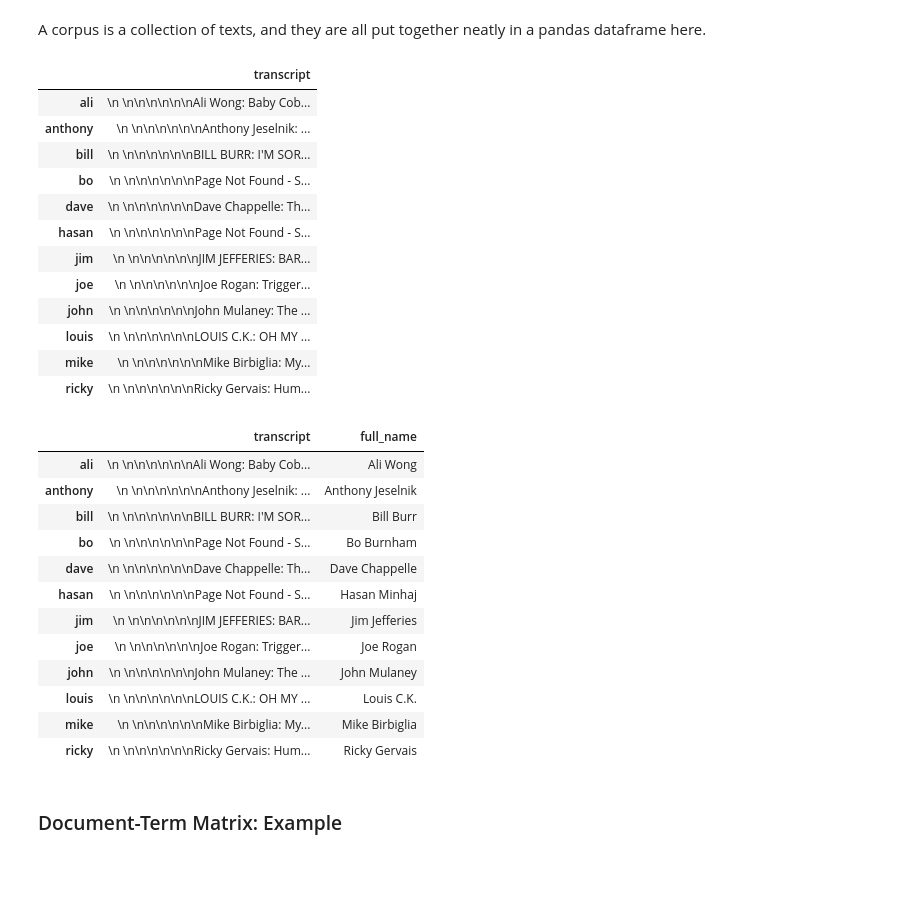
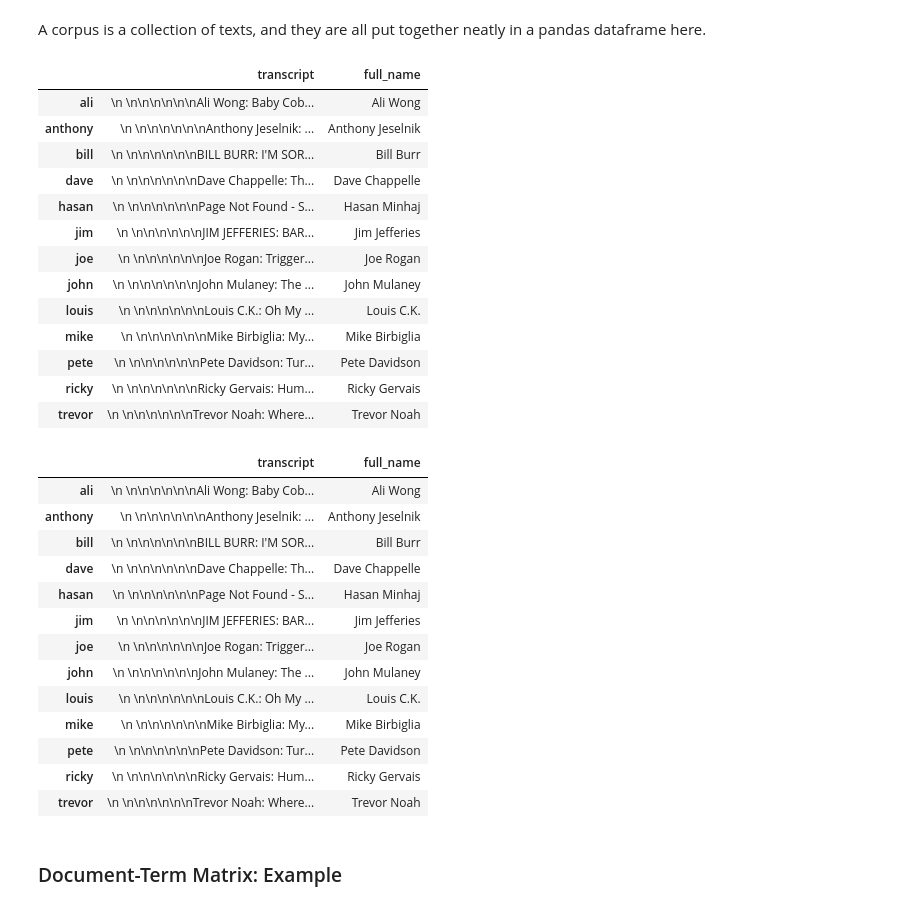
Before and after one commit to IqmanS/Data-Science-Assignments, a Jupyter notebook: NLP_in_Python_2.ipynb, the cells around one changed output. Saved outputs shown, nothing was run; the diff lists cells and outputs as text; code cells hidden in the pictures; blank space fills up the shorter version.

```diff
--- a/NLP_in_Python_2.ipynb
+++ b/NLP_in_Python_2.ipynb
@@ -56,7 +56,6 @@ def url_to_transcript(url):
 urls = ['http://scrapsfromtheloft.com/2017/05/06/louis-ck-oh-my-god-full-transcript/',
         'http://scrapsfromtheloft.com/2017/04/11/dave-chappelle-age-spin-2017-full-transcript/',
         'http://scrapsfromtheloft.com/2018/03/15/ricky-gervais-humanity-transcript/',
-        'http://scrapsfromtheloft.com/2017/08/07/bo-burnham-2013-full-transcript/',
         'http://scrapsfromtheloft.com/2017/05/24/bill-burr-im-sorry-feel-way-2014-full-transcript/',
         'http://scrapsfromtheloft.com/2017/04/21/jim-jefferies-bare-2014-full-transcript/',
         'http://scrapsfromtheloft.com/2017/08/02/john-mulaney-comeback-kid-2015-full-transcript/',
@@ -64,10 +63,14 @@ urls = ['http://scrapsfromtheloft.com/2017/05/06/louis-ck-oh-my-god-full-transcr
         'http://scrapsfromtheloft.com/2017/09/19/ali-wong-baby-cobra-2016-full-transcript/',
         'http://scrapsfromtheloft.com/2017/08/03/anthony-jeselnik-thoughts-prayers-2015-full-transcript/',
         'http://scrapsfromtheloft.com/2018/03/03/mike-birbiglia-my-girlfriends-boyfriend-2013-full-transcript/',
-        'http://scrapsfromtheloft.com/2017/08/19/joe-rogan-triggered-2016-full-transcript/']
+        'http://scrapsfromtheloft.com/2017/08/19/joe-rogan-triggered-2016-full-transcript/',
+
+        'https://scrapsfromtheloft.com/comedy/pete-davidson-turbo-fonzarelli-transcript/',
+        'https://scrapsfromtheloft.com/comedy/trevor-noah-where-was-i-transcript/'
+        ]
 
 # Comedian names
-comedians = ['louis', 'dave', 'ricky', 'bo', 'bill', 'jim', 'john', 'hasan', 'ali', 'anthony', 'mike', 'joe']
+comedians = ['louis', 'dave', 'ricky', 'bill', 'jim', 'john', 'hasan', 'ali', 'anthony', 'mike', 'joe','pete','trevor']
 # %%
 # # Actually request transcripts (takes a few minutes to run)
 transcripts = [url_to_transcript(u) for u in urls]
@@ -256,40 +261,42 @@ A corpus is a collection of texts, and they are all put together neatly in a pan
 # Let's take a look at our dataframe
 data_df
 # %% [output]
-|  | transcript |
-| ali | \n \n\n\n\n\n\nAli Wong: Baby Cob... |
-| anthony | \n \n\n\n\n\n\nAnthony Jeselnik: ... |
-| bill | \n \n\n\n\n\n\nBILL BURR: I'M SOR... |
-| bo | \n \n\n\n\n\n\nPage Not Found - S... |
-| dave | \n \n\n\n\n\n\nDave Chappelle: Th... |
-| hasan | \n \n\n\n\n\n\nPage Not Found - S... |
-| jim | \n \n\n\n\n\n\nJIM JEFFERIES: BAR... |
-| joe | \n \n\n\n\n\n\nJoe Rogan: Trigger... |
-| john | \n \n\n\n\n\n\nJohn Mulaney: The ... |
-| louis | \n \n\n\n\n\n\nLOUIS C.K.: OH MY ... |
-| mike | \n \n\n\n\n\n\nMike Birbiglia: My... |
-| ricky | \n \n\n\n\n\n\nRicky Gervais: Hum... |
+|  | transcript | full_name |
+| ali | \n \n\n\n\n\n\nAli Wong: Baby Cob... | Ali Wong |
+| anthony | \n \n\n\n\n\n\nAnthony Jeselnik: ... | Anthony Jeselnik |
+| bill | \n \n\n\n\n\n\nBILL BURR: I'M SOR... | Bill Burr |
+| dave | \n \n\n\n\n\n\nDave Chappelle: Th... | Dave Chappelle |
+| hasan | \n \n\n\n\n\n\nPage Not Found - S... | Hasan Minhaj |
+| jim | \n \n\n\n\n\n\nJIM JEFFERIES: BAR... | Jim Jefferies |
+| joe | \n \n\n\n\n\n\nJoe Rogan: Trigger... | Joe Rogan |
+| john | \n \n\n\n\n\n\nJohn Mulaney: The ... | John Mulaney |
+| louis | \n \n\n\n\n\n\nLouis C.K.: Oh My ... | Louis C.K. |
+| mike | \n \n\n\n\n\n\nMike Birbiglia: My... | Mike Birbiglia |
+| pete | \n \n\n\n\n\n\nPete Davidson: Tur... | Pete Davidson |
+| ricky | \n \n\n\n\n\n\nRicky Gervais: Hum... | Ricky Gervais |
+| trevor | \n \n\n\n\n\n\nTrevor Noah: Where... | Trevor Noah |
 # %%
 # Let's add the comedians' full names as well
-full_names = ['Ali Wong', 'Anthony Jeselnik', 'Bill Burr', 'Bo Burnham', 'Dave Chappelle', 'Hasan Minhaj',
-              'Jim Jefferies', 'Joe Rogan', 'John Mulaney', 'Louis C.K.', 'Mike Birbiglia', 'Ricky Gervais']
+full_names = ['Ali Wong', 'Anthony Jeselnik', 'Bill Burr', 'Dave Chappelle', 'Hasan Minhaj',
+              'Jim Jefferies', 'Joe Rogan', 'John Mulaney', 'Louis C.K.', 'Mike Birbiglia', 'Pete Davidson','Ricky Gervais', 'Trevor Noah']
 
 data_df['full_name'] = full_names
 data_df
 # %% [output]
 |  | transcript | full_name |
 | ali | \n \n\n\n\n\n\nAli Wong: Baby Cob... | Ali Wong |
 | anthony | \n \n\n\n\n\n\nAnthony Jeselnik: ... | Anthony Jeselnik |
 | bill | \n \n\n\n\n\n\nBILL BURR: I'M SOR... | Bill Burr |
-| bo | \n \n\n\n\n\n\nPage Not Found - S... | Bo Burnham |
 | dave | \n \n\n\n\n\n\nDave Chappelle: Th... | Dave Chappelle |
 | hasan | \n \n\n\n\n\n\nPage Not Found - S... | Hasan Minhaj |
 | jim | \n \n\n\n\n\n\nJIM JEFFERIES: BAR... | Jim Jefferies |
 | joe | \n \n\n\n\n\n\nJoe Rogan: Trigger... | Joe Rogan |
 | john | \n \n\n\n\n\n\nJohn Mulaney: The ... | John Mulaney |
-| louis | \n \n\n\n\n\n\nLOUIS C.K.: OH MY ... | Louis C.K. |
+| louis | \n \n\n\n\n\n\nLouis C.K.: Oh My ... | Louis C.K. |
 | mike | \n \n\n\n\n\n\nMike Birbiglia: My... | Mike Birbiglia |
+| pete | \n \n\n\n\n\n\nPete Davidson: Tur... | Pete Davidson |
 | ricky | \n \n\n\n\n\n\nRicky Gervais: Hum... | Ricky Gervais |
+| trevor | \n \n\n\n\n\n\nTrevor Noah: Where... | Trevor Noah |
 # %%
 # Let's pickle it for later use
 data_df.to_pickle("corpus.pkl")
```
Also changed, not shown: parts of 11 cells of this notebook.
